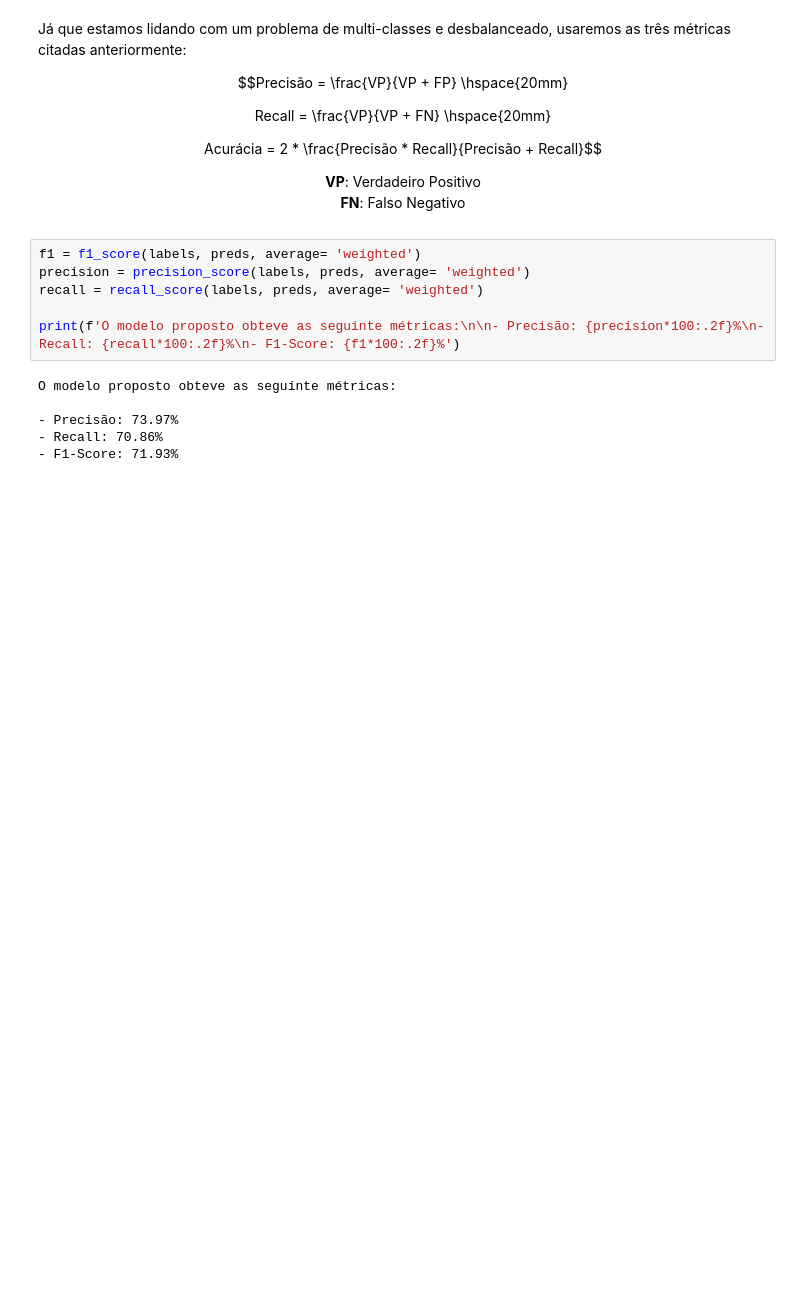
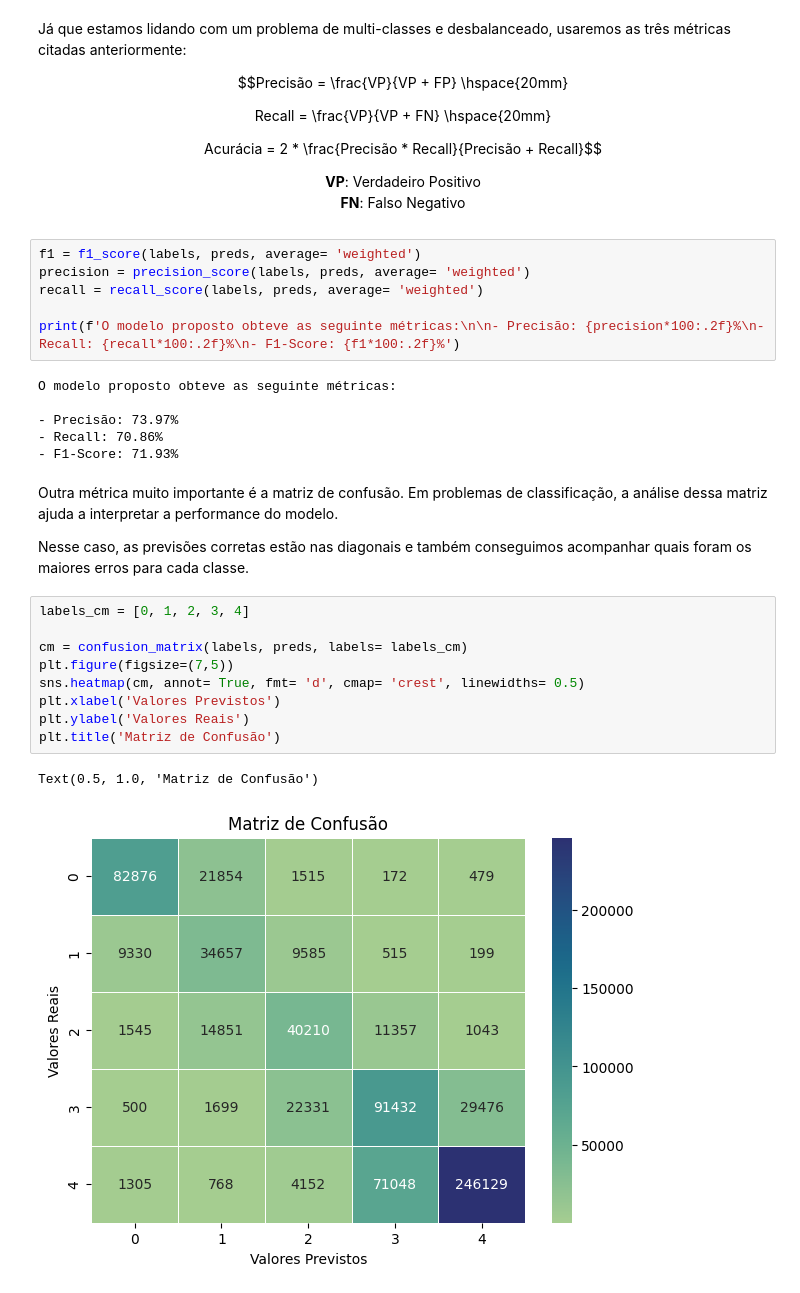
Before and after one commit to constantinoneto1/project-nlp, a Jupyter notebook: codes/notebooks/main.ipynb, the cells around one changed output. Cells and saved outputs as stored; diff of their text form; blank space fills up the shorter version.

```diff
--- a/codes/notebooks/main.ipynb
+++ b/codes/notebooks/main.ipynb
@@ -384,6 +397,22 @@ O modelo proposto obteve as seguinte métricas:
 - Precisão: 73.97%
 - Recall: 70.86%
 - F1-Score: 71.93%
+# %% [markdown]
+Outra métrica muito importante é a matriz de confusão. Em problemas de classificação, a análise dessa matriz ajuda a interpretar a performance do modelo.
+
+Nesse caso, as previsões corretas estão nas diagonais e também conseguimos acompanhar quais foram os maiores erros para cada classe.
+# %%
+labels_cm = [0, 1, 2, 3, 4]
+
+cm = confusion_matrix(labels, preds, labels= labels_cm)
+plt.figure(figsize=(7,5))
+sns.heatmap(cm, annot= True, fmt= 'd', cmap= 'crest', linewidths= 0.5)
+plt.xlabel('Valores Previstos')
+plt.ylabel('Valores Reais')
+plt.title('Matriz de Confusão')
+# %% [output]
+Text(0.5, 1.0, 'Matriz de Confusão')
+[figure, added]
 # %% [markdown]
 ### Conclusão
 
```
Also changed, not shown: parts of 11 cells of this notebook.
